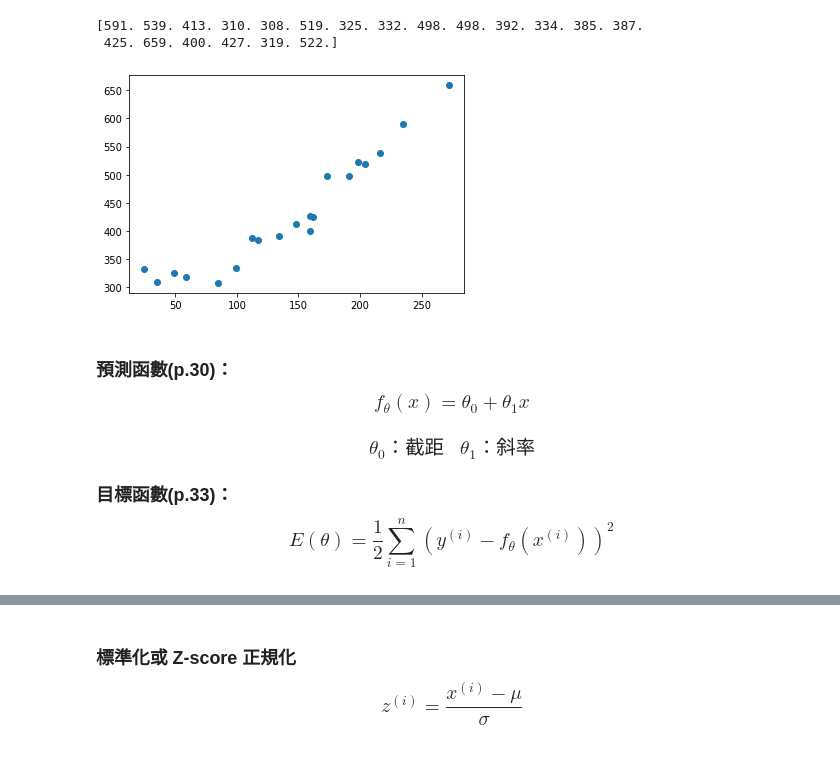
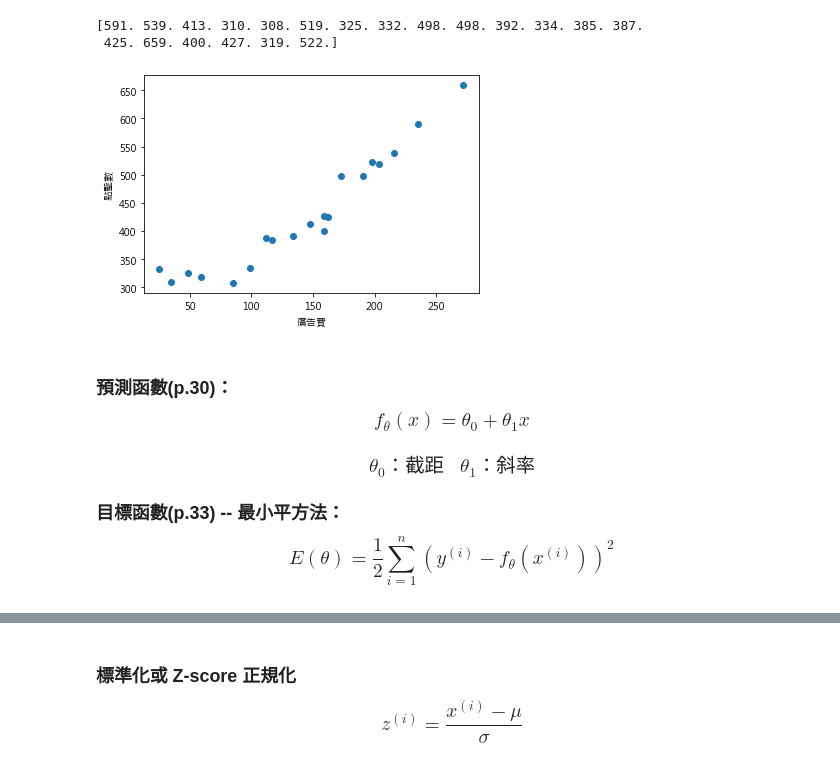
Before and after one commit to tcalecchen/Jupyter_Workspace, a Jupyter notebook: Alec-Python/ML_Basic/regression1_linear.ipynb, the cells around one changed output, grey strips where cells are left out. Saved outputs shown, nothing was run; the diff lists cells and outputs as text; code cells hidden in the pictures.

```diff
--- a/Alec-Python/ML_Basic/regression1_linear.ipynb
+++ b/Alec-Python/ML_Basic/regression1_linear.ipynb
@@ -3,6 +3,8 @@
 # %%
 import numpy as np
 import matplotlib.pyplot as plt
+plt.rcParams['axes.unicode_minus']=False  # 解決 plot 負號不能顯示問題
+plt.rcParams['font.sans-serif'] = ['Microsoft JhengHei']   # 解決 plot 中文不能顯示問題
 # %%
 # 讀入資料
 train = np.loadtxt('click.csv', delimiter=',', skiprows=1)
@@ -45,15 +47,17 @@ print(train_y)
 # %%
 # 畫圖
 plt.plot(train_x, train_y, 'o')
+plt.xlabel('廣告費')
+plt.ylabel('點擊數')
 plt.show()
 # %% [output]
-[figure, old version]
+[figure, new version]
 # %% [markdown]
 ### 預測函數(p.30)： $$f_\theta(x) = \theta_0 + \theta_1x $$
 
 ###      $$ \theta_0：截距 \;\;\; \theta_1：斜率  $$
 
-###  目標函數(p.33)： $$E(\theta) = \frac{1}{2}\sum_{i=1}^n{\left({y^{(i)} - f_\theta(x^{(i)}) }\right)}^2   $$
+###  目標函數(p.33) -- 最小平方法： $$E(\theta) = \frac{1}{2}\sum_{i=1}^n{\left({y^{(i)} - f_\theta(x^{(i)}) }\right)}^2   $$
 # %%
 # 初始化參數
 theta0 = np.random.rand()
```
Also changed, not shown: parts of 33 cells of this notebook, 1 other file.
